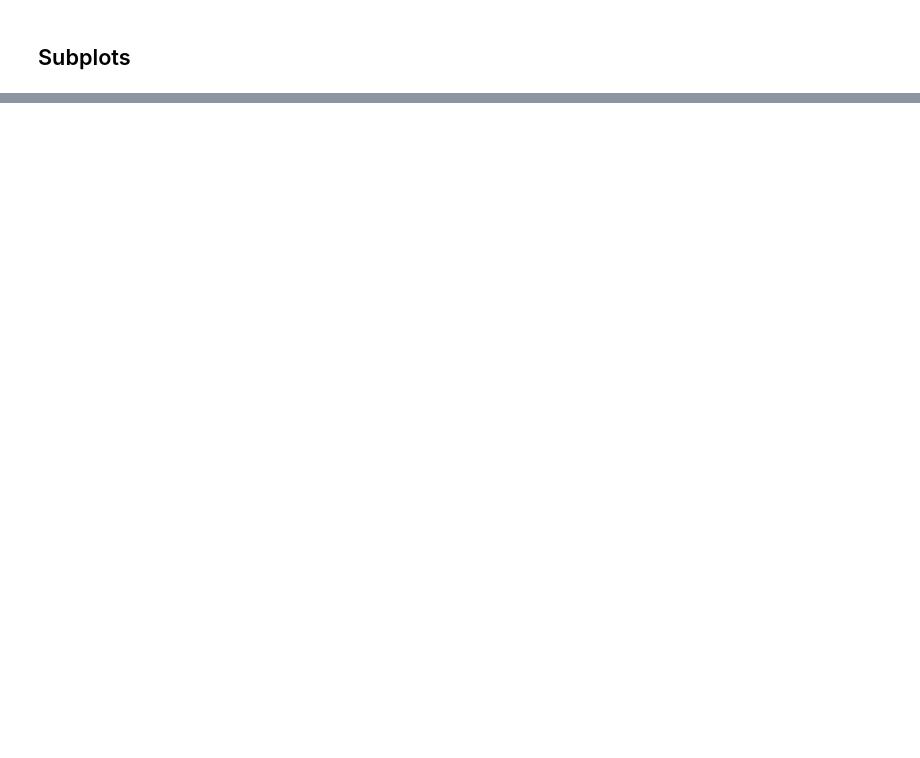
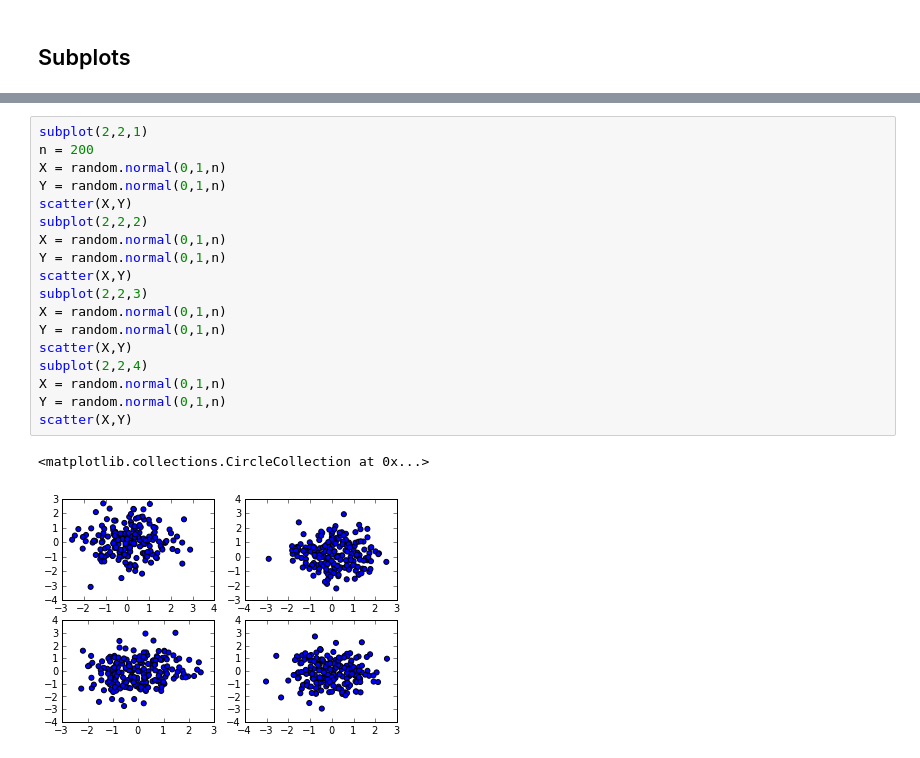
Before and after one commit to gjing/PHYS202-S13, a Jupyter notebook: Week3/PlotTemplates.ipynb, the cells around one changed output, grey strips where cells are left out. Cells and saved outputs as stored; diff of their text form; blank space fills up the shorter version.

```diff
--- a/Week3/PlotTemplates.ipynb
+++ b/Week3/PlotTemplates.ipynb
@@ -52,0 +83,21 @@ TypeError: only length-1 arrays can be converted to Python scalars
+# %%
+subplot(2,2,1)
+n = 200
+X = random.normal(0,1,n)
+Y = random.normal(0,1,n)
+scatter(X,Y)
+subplot(2,2,2)
+X = random.normal(0,1,n)
+Y = random.normal(0,1,n)
+scatter(X,Y)
+subplot(2,2,3)
+X = random.normal(0,1,n)
+Y = random.normal(0,1,n)
+scatter(X,Y)
+subplot(2,2,4)
+X = random.normal(0,1,n)
+Y = random.normal(0,1,n)
+scatter(X,Y)
+# %% [output]
+<matplotlib.collections.CircleCollection at 0x...>
+[figure, added]
```
Also changed, not shown: parts of 3 cells of this notebook, 1 other file.
